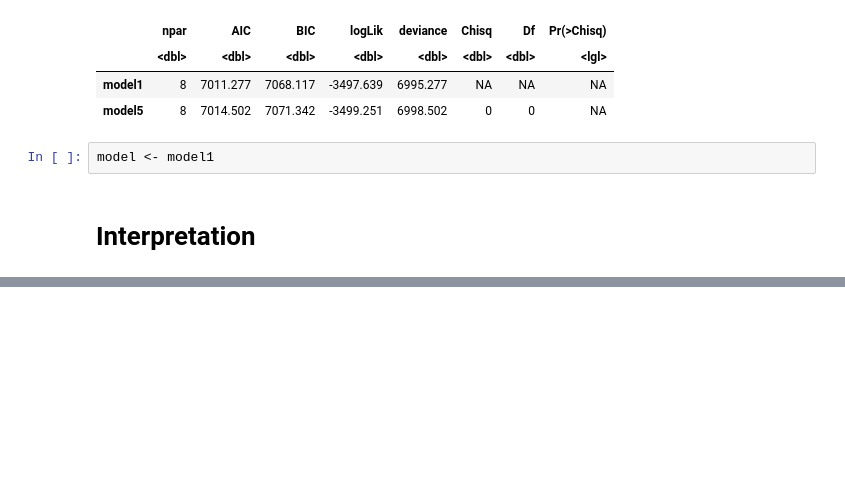
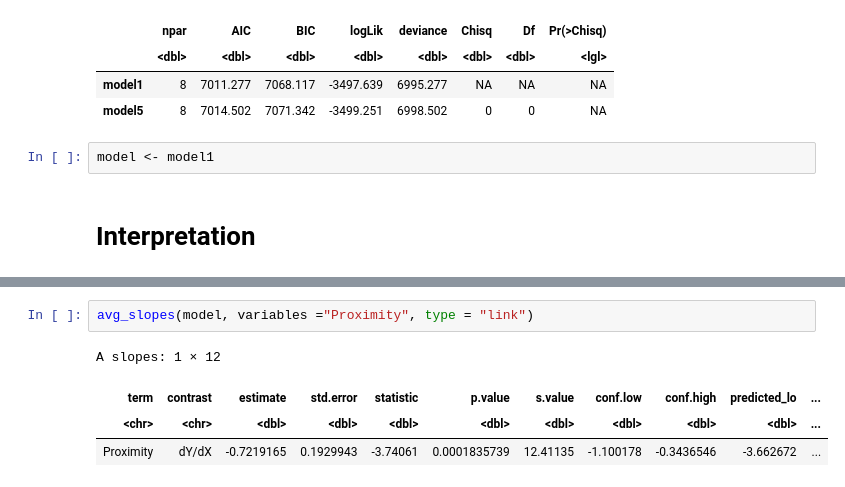
Before and after one commit to grow-ai-like-a-child/referential-gaze, a Jupyter notebook: statistics/gemini.ipynb, the cells around one changed output, grey strips where cells are left out. Drawn from its saved outputs; the diff is of its cells as text; blank space fills up the shorter version.

```diff
--- a/statistics/gemini.ipynb
+++ b/statistics/gemini.ipynb
@@ -247,0 +332,7 @@ A data.frame: 6 × 7
+# %%
+avg_slopes(model, variables ="Proximity", type = "link")
+# %% [output]
+A slopes: 1 × 12
+| term | contrast | estimate | std.error | statistic | p.value | s.value | conf.low | conf.high | predicted_lo | ... |
+| <chr> | <chr> | <dbl> | <dbl> | <dbl> | <dbl> | <dbl> | <dbl> | <dbl> | <dbl> | ... |
+| Proximity | dY/dX | -0.7219165 | 0.1929943 | -3.74061 | 0.0001835739 | 12.41135 | -1.100178 | -0.3436546 | -3.662672 | ... |
```
Also changed, not shown: parts of 13 cells of this notebook, 4 other files.
